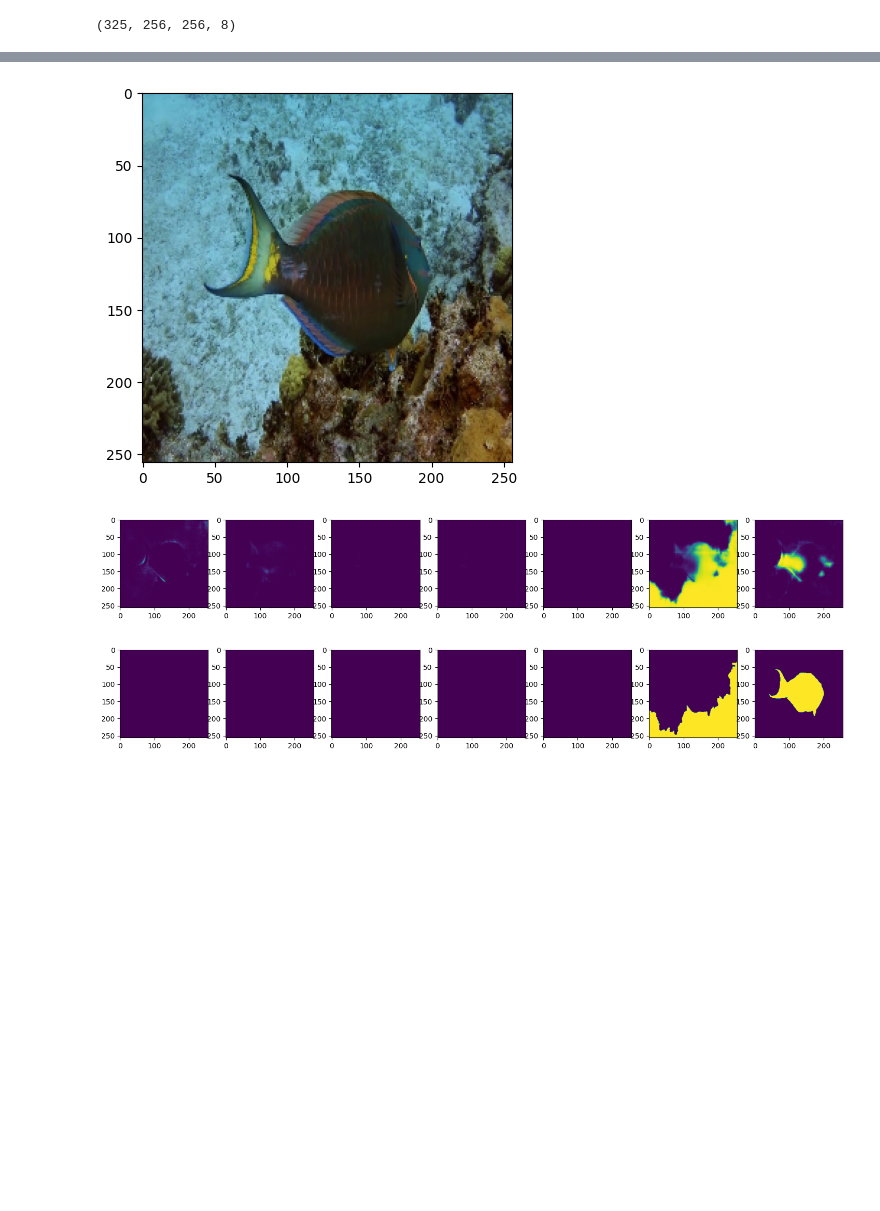
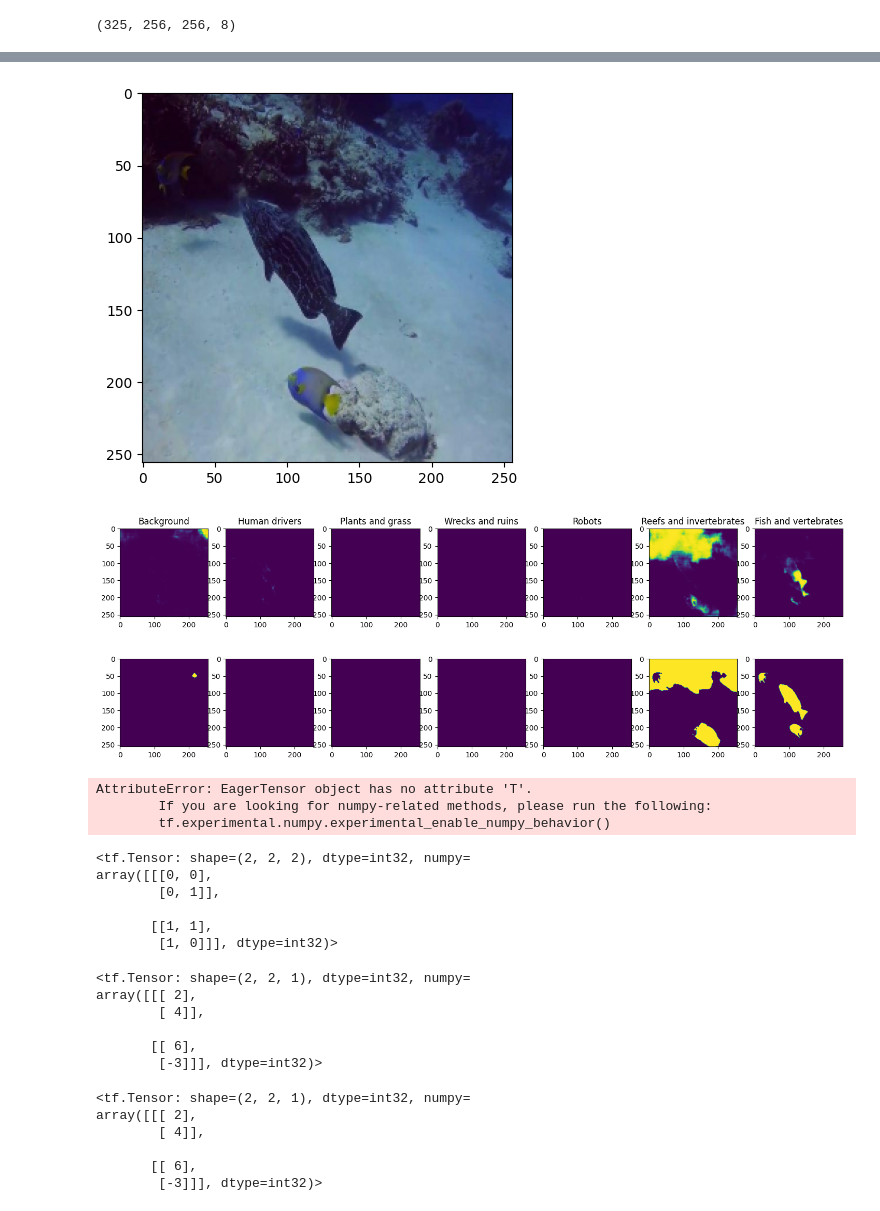
Before and after one commit to tsjadambaa/cv_group6, a Jupyter notebook: main.ipynb, the cells around one changed output, grey strips where cells are left out. Saved outputs shown, nothing was run; the diff lists cells and outputs as text; code cells hidden in the pictures; blank space fills up the shorter version.

```diff
--- a/main.ipynb
+++ b/main.ipynb
@@ -45,6 +45,14 @@ rgb_colors = [(0, 0, 0),
               (1, 0, 1),
               (1, 1, 0),
               (1, 1, 1)]
+color_desc=["Background",
+              "Human drivers",
+              "Plants and grass",
+              "Wrecks and ruins",
+              "Robots",
+              "Reefs and invertebrates",
+              "Fish and vertebrates",
+              "Sea-floor and roocks",]
 
 original = tf.constant(rgb_colors)
 original = tf.cast(original, tf.float32)
@@ -210,2 +183,2 @@ model.save('./checkpoints/model_50epochs.keras')
 # %%
-model = tf.keras.models.load_model('./checkpoints/checkpoint_best_unet_like_model_50epochs', custom_objects={"dice_coef": dice_coef, "dice_bce_loss":dice_bce_loss})
+model = tf.keras.models.load_model('./checkpoints/unet_150', custom_objects={"dice_coef": dice_coef, "dice_bce_loss":dice_bce_loss})
@@ -216,7 +193,7 @@ my_test = iter(test_dataset)
 test_dataset_ex = None
 test_dataset_img = None
 
-for el in test_dataset_list:
+for el in test_dataset.unbatch().as_numpy_iterator():
     test_dataset_img = np.append(test_dataset_img, [el[0]], axis=0) if test_dataset_img is not None else np.array([el[0]])
     test_dataset_ex = np.append(test_dataset_ex, [el[1]], axis=0) if test_dataset_ex is not None else np.array([el[1]])
 # %%
@@ -264,7 +241,13 @@ array([[0.52941222],
 # %%
 import matplotlib.pyplot as plt
 def img_show(*images, **kwargs):
+    title = None
+    if kwargs.get("titles", False):
+            title = kwargs.pop("titles")
+
     fig, axs = plt.subplots(1, len(images), figsize=(18, 5))
-    for ax, img in zip(axs, images):
+    for idx, el in enumerate(zip(axs, images)):
+        ax, img = el
         ax.imshow(img, **kwargs)
-    plt.show()
+        if title:
+            ax.set_title(title[idx])
@@ -271,9 +322,9 @@ def img_show(*images, **kwargs):
 # %%
-img_index = 10
+img_index = 1
 plt.imshow(test_dataset_img[img_index], )
-img_show(*[test_results[img_index][..., i] for i in range(7)])
+img_show(*[test_results[img_index][..., i] for i in range(7)], titles=color_desc)
 img_show(*[test_dataset_ex[img_index][..., i] for i in range(7)])
 # %% [output]
-[figure, old version]
+[figure, new version]
-[figure, old version]
+[figure, new version]
-[figure, old version]
+[figure, new version]
@@ -279,0 +345,33 @@ img_show(*[test_dataset_ex[img_index][..., i] for i in range(7)])
+# %%
+a.T
+# %% [output]
+AttributeError: EagerTensor object has no attribute 'T'.
+        If you are looking for numpy-related methods, please run the following:
+        tf.experimental.numpy.experimental_enable_numpy_behavior()
+# %%
+tf.constant([[[0, 0], [0, 1]], [[1, 1], [1, 0]]])
+# %% [output]
+<tf.Tensor: shape=(2, 2, 2), dtype=int32, numpy=
+array([[[0, 0],
+        [0, 1]],
+
+       [[1, 1],
+        [1, 0]]], dtype=int32)>
+# %%
+tf.reduce_max(a, axis=-1, keepdims=True)
+# %% [output]
+<tf.Tensor: shape=(2, 2, 1), dtype=int32, numpy=
+array([[[ 2],
+        [ 4]],
+
+       [[ 6],
+        [-3]]], dtype=int32)>
+# %%
+tf.reduce_max(a, axis=2, keepdims=True)
+# %% [output]
+<tf.Tensor: shape=(2, 2, 1), dtype=int32, numpy=
+array([[[ 2],
+        [ 4]],
+
+       [[ 6],
+        [-3]]], dtype=int32)>
```
Also changed, not shown: parts of 46 cells of this notebook, 4 other files.
